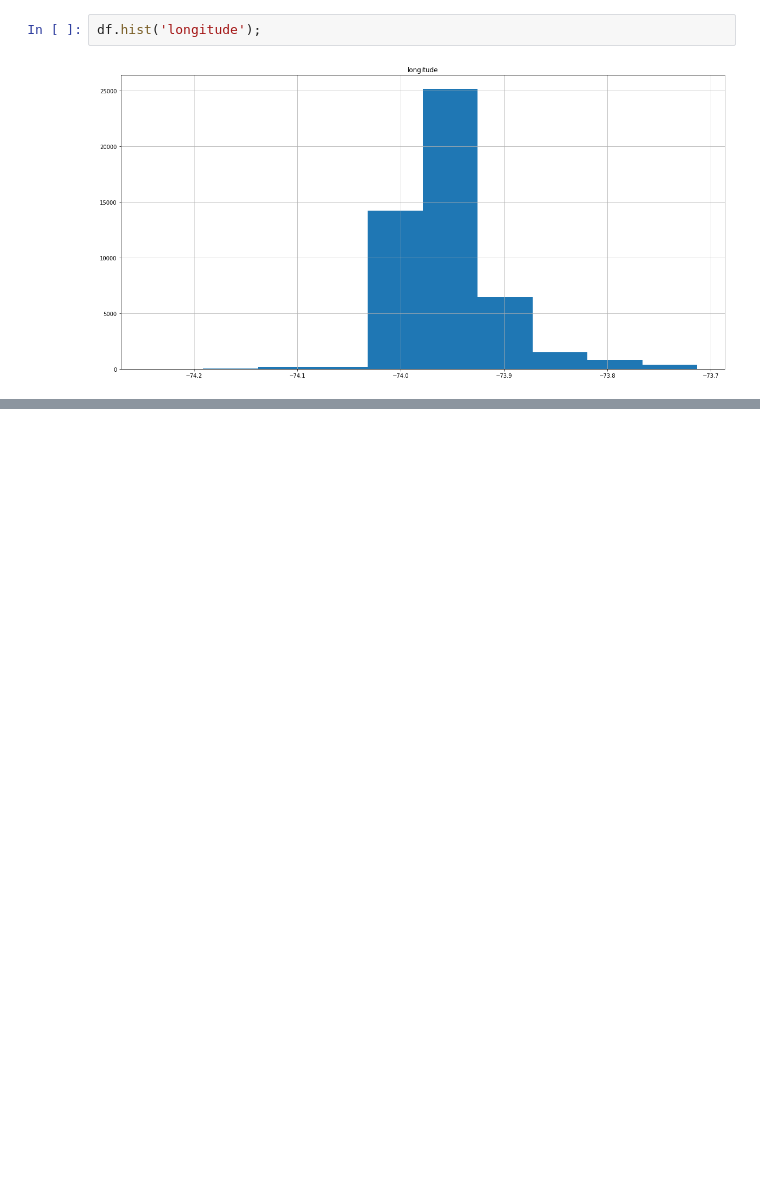
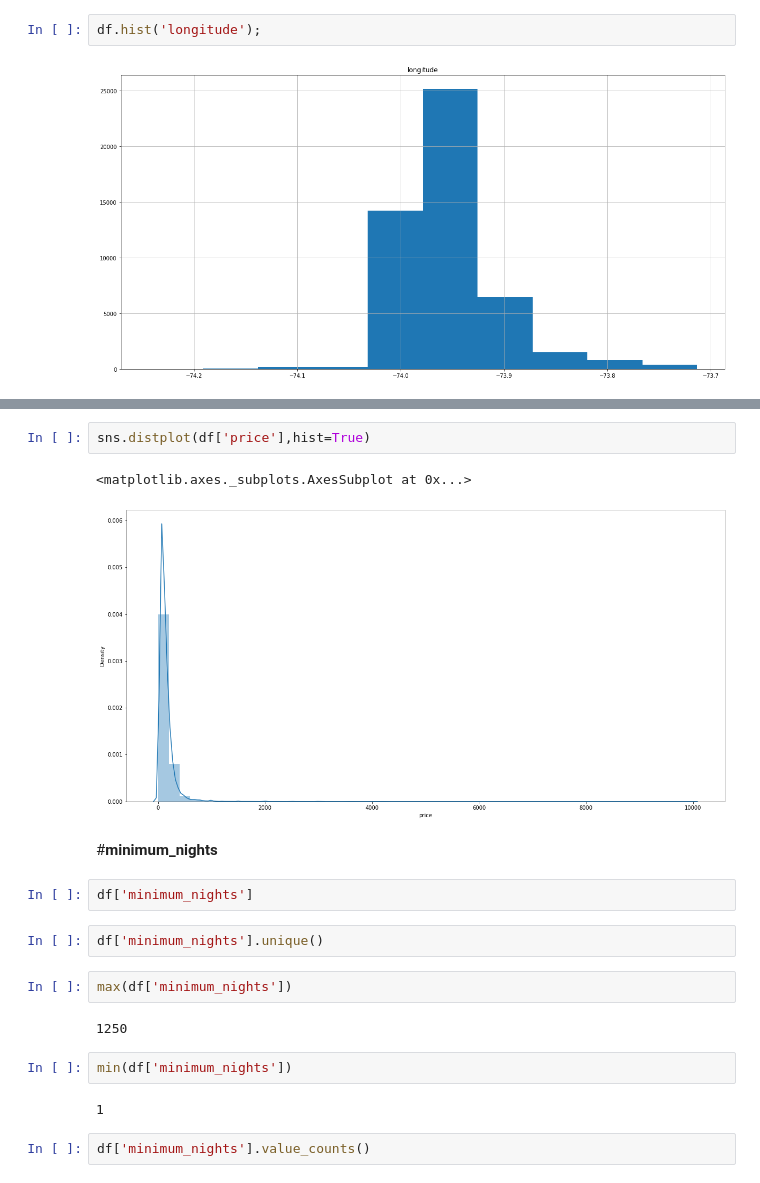
Before and after one commit to Gauravmehra1/Airbnb, a Jupyter notebook: Copy_of_Airbnb_Bookings_Analysis_Capstone_Project.ipynb, the cells around one changed output, grey strips where cells are left out. Saved outputs shown, nothing was run; the diff lists cells and outputs as text; blank space fills up the shorter version.

```diff
--- a/Copy_of_Airbnb_Bookings_Analysis_Capstone_Project.ipynb
+++ b/Copy_of_Airbnb_Bookings_Analysis_Capstone_Project.ipynb
@@ -298,0 +381,21 @@ df.hist('longitude');
+# %%
+sns.distplot(df['price'],hist=True)
+# %% [output]
+<matplotlib.axes._subplots.AxesSubplot at 0x...>
+[figure, added]
+# %% [markdown]
+#**minimum_nights**
+# %%
+df['minimum_nights']
+# %%
+df['minimum_nights'].unique()
+# %%
+max(df['minimum_nights'])
+# %% [output]
+1250
+# %%
+min(df['minimum_nights'])
+# %% [output]
+1
+# %%
+df['minimum_nights'].value_counts()
```
Also changed, not shown: parts of 13 cells of this notebook.
